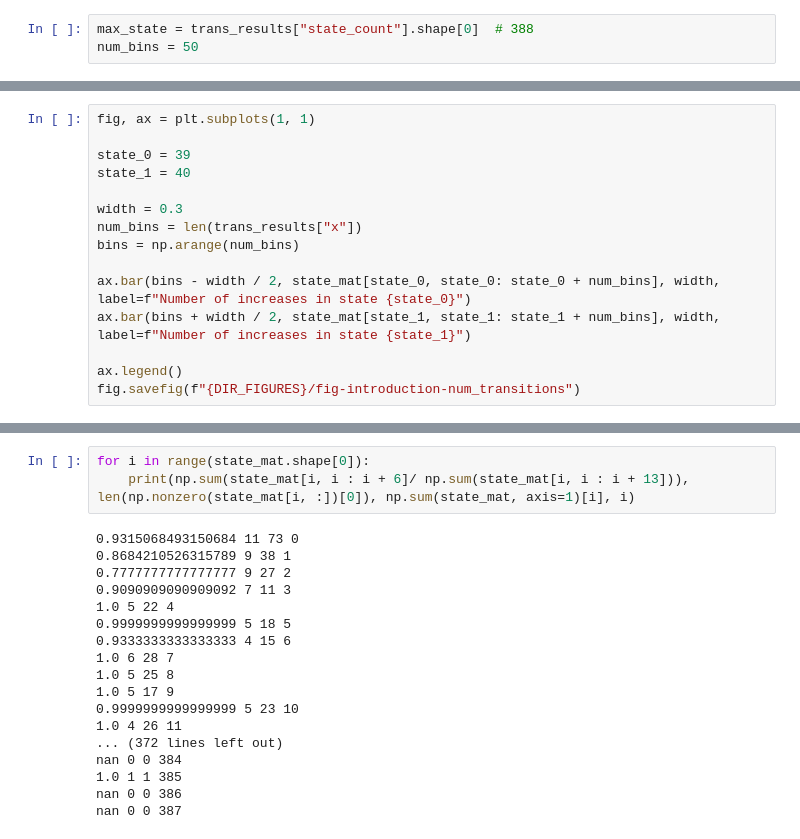
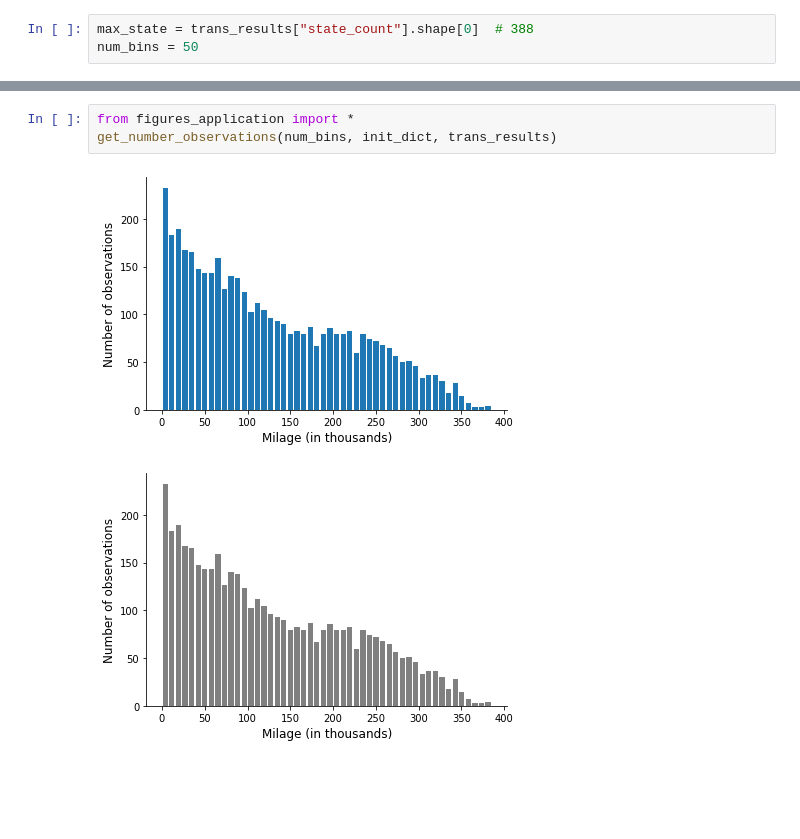
Before and after one commit to robustzurcher/analysis, a Jupyter notebook: notebooks/01_introduction.ipynb, the cells around one changed output, grey strips where cells are left out. Saved outputs shown, nothing was run; the diff lists cells and outputs as text; blank space fills up the shorter version.

```diff
--- a/notebooks/01_introduction.ipynb
+++ b/notebooks/01_introduction.ipynb
@@ -85,15 +41,0 @@ plt.savefig('{:}/fig-introduction-transition-matrix'.format(DIR_FIGURES))
-# %%
-fig, ax = plt.subplots(1, 1)
-
-state_0 = 39
-state_1 = 40
-
-width = 0.3
-num_bins = len(trans_results["x"])
-bins = np.arange(num_bins)
-
-ax.bar(bins - width / 2, state_mat[state_0, state_0: state_0 + num_bins], width, label=f"Number of increases in state {state_0}")
-ax.bar(bins + width / 2, state_mat[state_1, state_1: state_1 + num_bins], width, label=f"Number of increases in state {state_1}")
-
-ax.legend()
-fig.savefig(f"{DIR_FIGURES}/fig-introduction-num_transitions")
@@ -102,21 +42,6 @@ fig.savefig(f"{DIR_FIGURES}/fig-introduction-num_transitions")
-# %%
-for i in range(state_mat.shape[0]):
-    print(np.sum(state_mat[i, i : i + 6]/ np.sum(state_mat[i, i : i + 13])),  len(np.nonzero(state_mat[i, :])[0]), np.sum(state_mat, axis=1)[i], i)
-# %% [output]
-0.9315068493150684 11 73 0
-0.8684210526315789 9 38 1
-0.7777777777777777 9 27 2
-0.9090909090909092 7 11 3
-1.0 5 22 4
-0.9999999999999999 5 18 5
-0.9333333333333333 4 15 6
-1.0 6 28 7
-1.0 5 25 8
-1.0 5 17 9
-0.9999999999999999 5 23 10
-1.0 4 26 11
-... (372 lines left out)
-nan 0 0 384
-1.0 1 1 385
-nan 0 0 386
-nan 0 0 387
+# %%
+from figures_application import *
+get_number_observations(num_bins, init_dict, trans_results)
+# %% [output]
+[figure, added]
+[figure, added]
```
Also changed, not shown: parts of 4 cells of this notebook, 4 other files.
